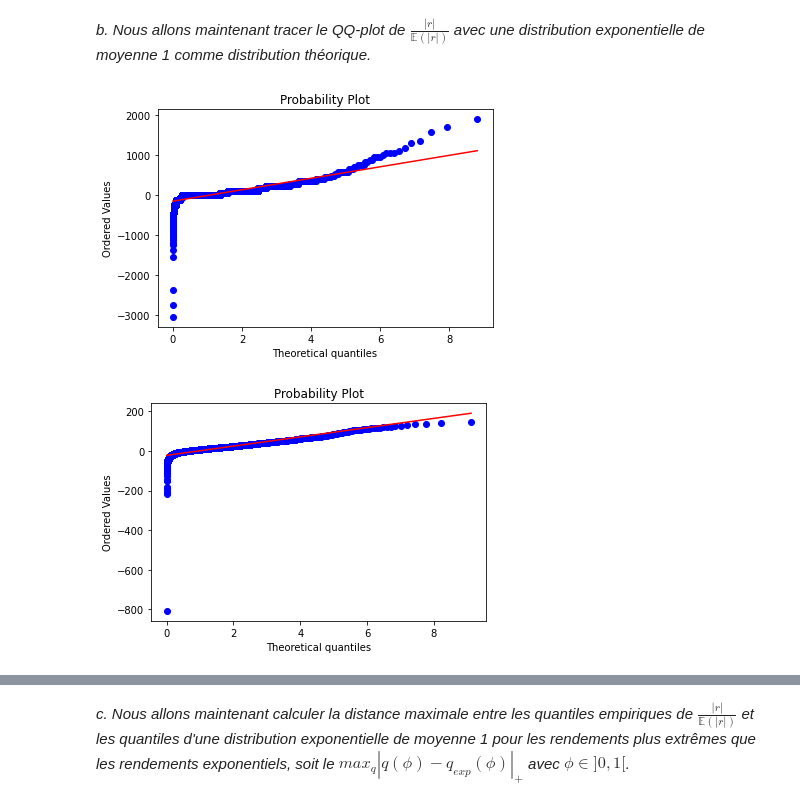
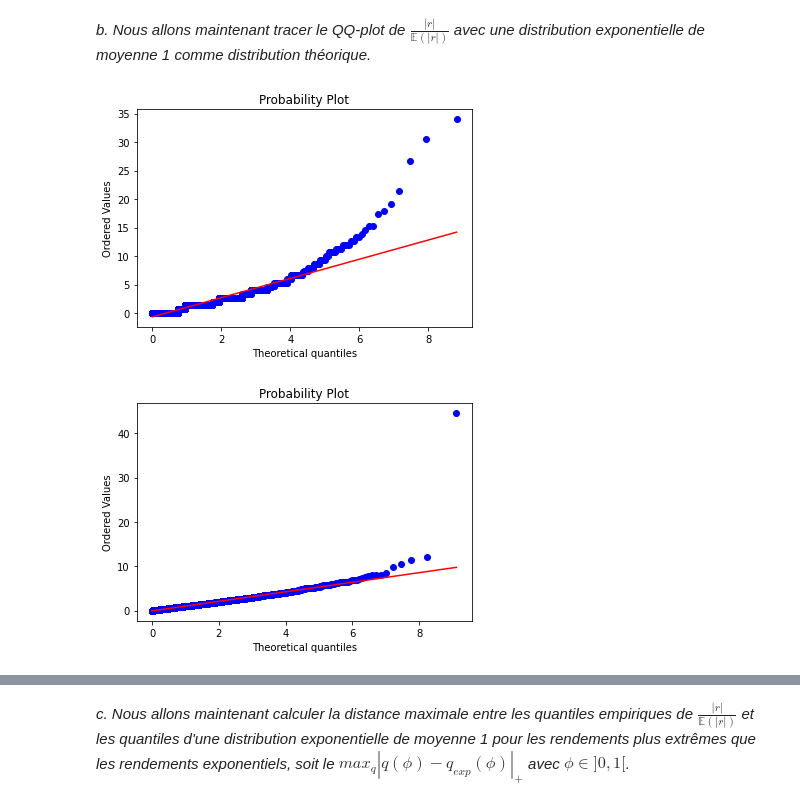
Before and after one commit to ethantrentin/Markets-Physic, a Jupyter notebook: TP1.ipynb, the cells around one changed output, grey strips where cells are left out. Cells and saved outputs as stored; diff of their text form; code cells hidden in the pictures.

```diff
--- a/TP1.ipynb
+++ b/TP1.ipynb
@@ -216,12 +217,12 @@ Ensuite, on remarque que la décroissance de la CCDF des rendements daily est mo
 # %%
 # On prend la distribution exponentielle de moyenne 1 comme distribution de référence pour le QQ-plot
 # On va tracer le QQ-plot des log-rendements divisés par l'espérance des log-rendements
-stats.probplot(AAPL_intraday_resampled["Log Returns"]/AAPL_intraday_resampled["Log Returns"].mean(), dist="expon", plot=plt)
+stats.probplot(np.abs(AAPL_intraday_resampled["Log Returns"])/np.abs(AAPL_intraday_resampled["Log Returns"]).mean(), dist="expon", plot=plt)
 plt.show()
 # %% [output]
-[figure, old version]
+[figure, new version]
 # %%
-stats.probplot(AAPL_daily["Log Returns"]/AAPL_daily["Log Returns"].mean(), dist="expon", plot=plt)
+stats.probplot(np.abs(AAPL_daily["Log Returns"])/np.abs(AAPL_daily["Log Returns"]).mean(), dist="expon", plot=plt)
 plt.show()
 # %% [output]
-[figure, old version]
+[figure, new version]
```
Also changed, not shown: parts of 6 cells of this notebook.
